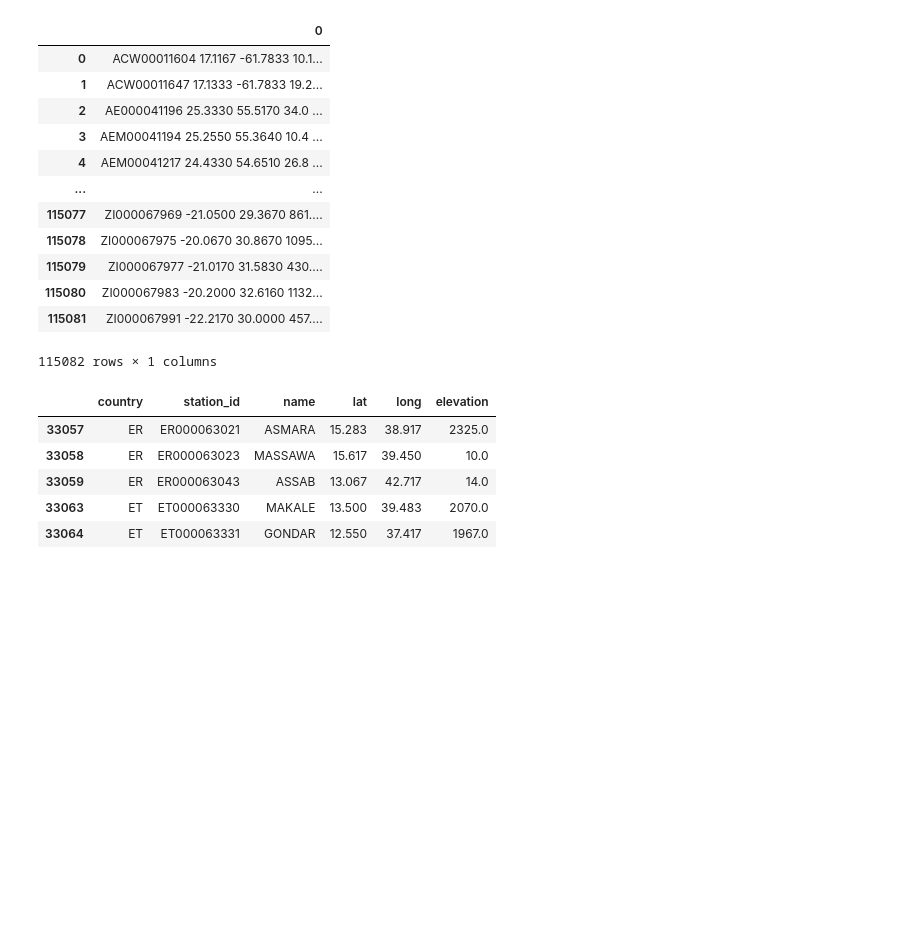
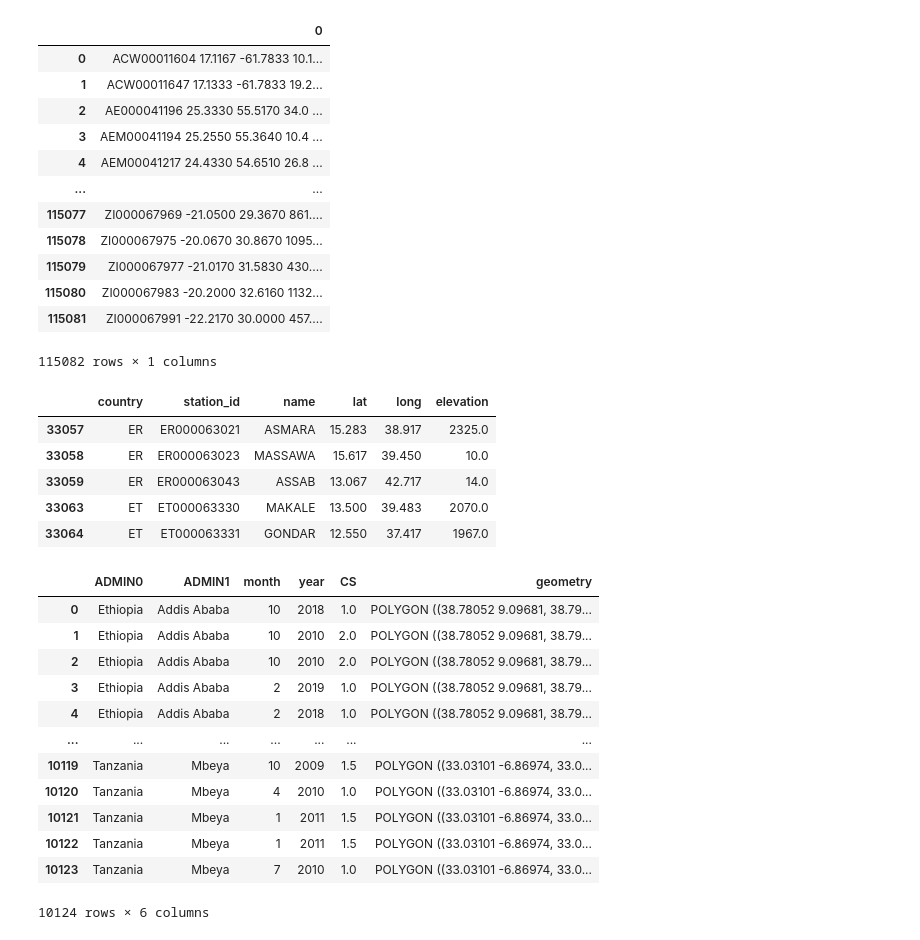
Before and after one commit to mrmauer/predicting_hunger, a Jupyter notebook: weather/Weather Data.ipynb, the cells around one changed output. Cells and saved outputs as stored; diff of their text form; code cells hidden in the pictures; blank space fills up the shorter version.

```diff
--- a/weather/Weather Data.ipynb
+++ b/weather/Weather Data.ipynb
@@ -180,3 +188,21 @@ stations_geodata.head()
 | 33059 | ER | ER000063043 | ASSAB | 13.067 | 42.717 | 14.0 |
 | 33063 | ET | ET000063330 | MAKALE | 13.500 | 39.483 | 2070.0 |
 | 33064 | ET | ET000063331 | GONDAR | 12.550 | 37.417 | 1967.0 |
+# %%
+# Imported region_scores created by Matt to check what format the data needs to be in
+gdf = gpd.read_file("..\\region_scores.geojson")
+gdf
+# %% [output]
+|  | ADMIN0 | ADMIN1 | month | year | CS | geometry |
+| 0 | Ethiopia | Addis Ababa | 10 | 2018 | 1.0 | POLYGON ((38.78052 9.09681, 38.79... |
+| 1 | Ethiopia | Addis Ababa | 10 | 2010 | 2.0 | POLYGON ((38.78052 9.09681, 38.79... |
+| 2 | Ethiopia | Addis Ababa | 10 | 2010 | 2.0 | POLYGON ((38.78052 9.09681, 38.79... |
+| 3 | Ethiopia | Addis Ababa | 2 | 2019 | 1.0 | POLYGON ((38.78052 9.09681, 38.79... |
+| 4 | Ethiopia | Addis Ababa | 2 | 2018 | 1.0 | POLYGON ((38.78052 9.09681, 38.79... |
+| ... | ... | ... | ... | ... | ... | ... |
+| 10119 | Tanzania | Mbeya | 10 | 2009 | 1.5 | POLYGON ((33.03101 -6.86974, 33.0... |
+| 10120 | Tanzania | Mbeya | 4 | 2010 | 1.0 | POLYGON ((33.03101 -6.86974, 33.0... |
+| 10121 | Tanzania | Mbeya | 1 | 2011 | 1.5 | POLYGON ((33.03101 -6.86974, 33.0... |
+| 10122 | Tanzania | Mbeya | 1 | 2011 | 1.5 | POLYGON ((33.03101 -6.86974, 33.0... |
+| 10123 | Tanzania | Mbeya | 7 | 2010 | 1.0 | POLYGON ((33.03101 -6.86974, 33.0... |
+10124 rows × 6 columns
```
Also changed, not shown: parts of 13 cells of this notebook, 1 other file.
